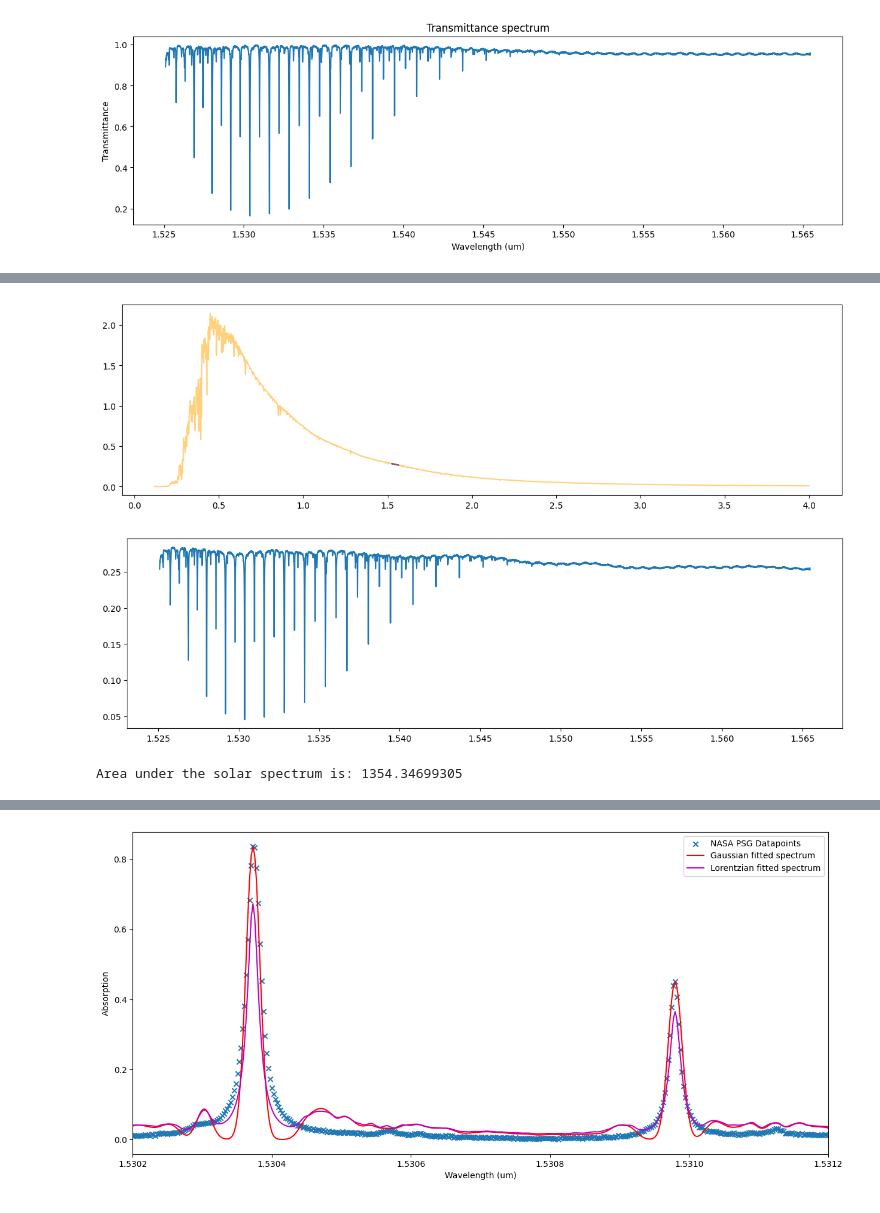
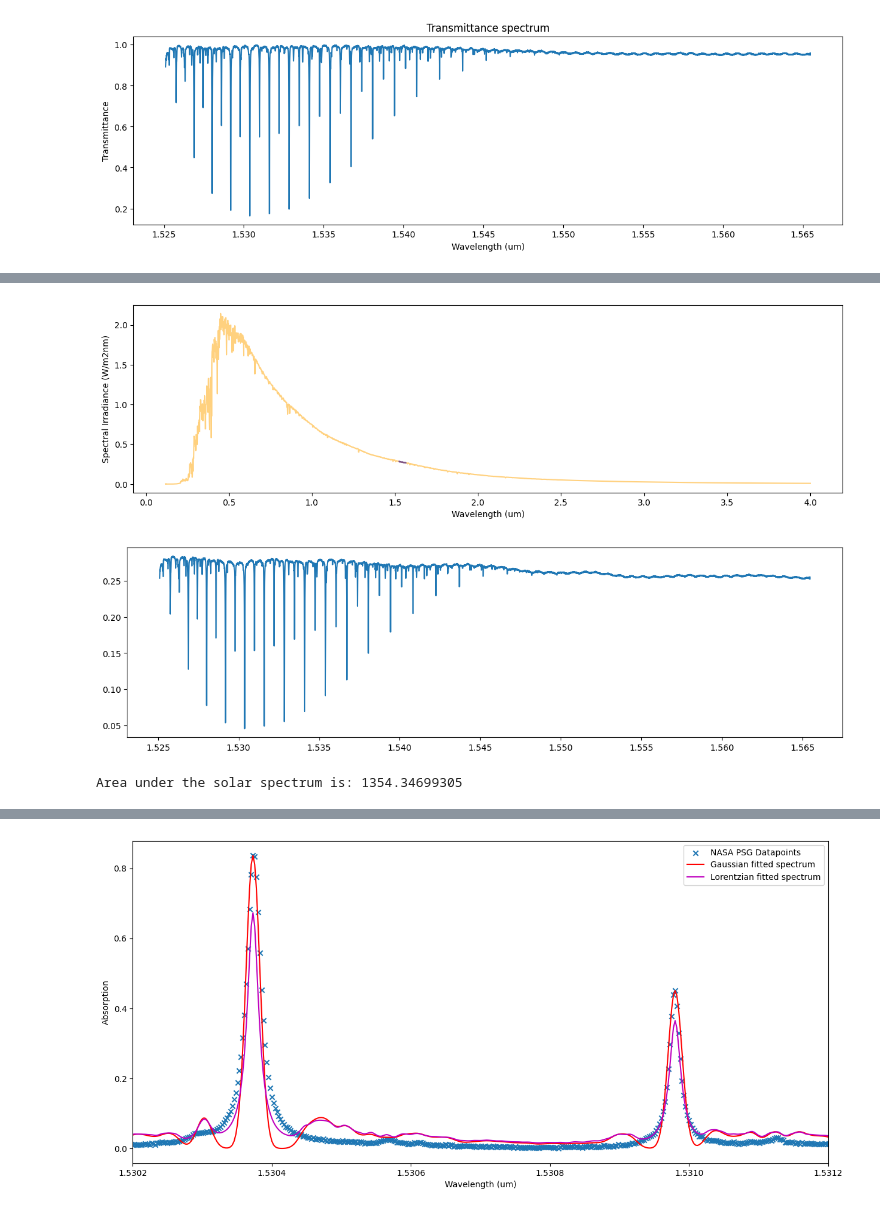
Before and after one commit to SAIL-Labs/FBG-Sensor, a Jupyter notebook: scratch_SimulatingCode_FBG.ipynb, the cells around one changed output, grey strips where cells are left out. Cells and saved outputs as stored; diff of their text form; code cells hidden in the pictures.

```diff
--- a/scratch_SimulatingCode_FBG.ipynb
+++ b/scratch_SimulatingCode_FBG.ipynb
@@ -42,47 +49,47 @@ transmittance = fit_curves(spectra_wav, spectra_data, 0.09, 'lorentzian')
 # %%
 ## sunlight https://www.nrel.gov/grid/solar-resource/spectra-am1.5.html#:~:text=The%20American%20Society%20for%20Testing,set%20of%20specified%20atmospheric%20conditions.
 ##          https://www.pveducation.org/pvcdrom/appendices/standard-solar-spectra
 
-#### loading the solar spectrum
+
+#### imprinting a more realistic solar spectrum onto the gas
+
 
 sunlight_raw_data = pd.read_csv('/home/samhitasodhi/Gas Sensor Project/Code - Nicholas Morley/New Code/sun data.txt', header = None, sep = "\t").values
 sunlight_wavelength = (sunlight_raw_data[:,0]).astype(float) / 1000.0
 sunlight_line_data = (sunlight_raw_data[:,1]).astype(float)
-
-# lower_bound = spectra_wav[0]
-# upper_bound = spectra_wav[-1]
-# trim_values = (sunlight_wavelength >= lower_bound) & (sunlight_wavelength <= upper_bound)
-
-# trimmed_sunlight_wavelength = sunlight_wavelength[trim_values]
-# trimmed_sunlight_datavals = sunlight_line_data[trim_values]
-
-#### gas has more data values compared to the solar spectrum particularly when zooming into a smaller range of wavelengths for the gas (1.5 - 1.6 microns)
-#### so i have extrapolated the sun's spectra for that range of wavelengths to make them the same length as the gas
 
 interpolating_func = interp1d(sunlight_wavelength, sunlight_line_data, kind='linear')
 increase_datavals = interpolating_func(spectra_wav)
 
 figure(figsize=(15,4))
 plt.plot(spectra_wav, increase_datavals, c = 'b')
 plt.plot(sunlight_wavelength, sunlight_line_data, alpha = 0.5, c = 'orange')
 # plt.xlim([1.5, 1.6])
 # plt.ylim([0.0, 0.5])
+plt.ylabel('Spectral Irradiance (W/m2nm)')
+plt.xlabel('Wavelength (um)')
 plt.show()
 
-#### I now imprint the gas spectra onto the solar spectrum :)
 
+#### Imprinting the gas spectra onto the solar spectrum (y-axis could be wrong)
 imprint_gas_to_sun_spectra = increase_datavals * spectra_data
 
 figure(figsize=(15,4))
 plt.plot(spectra_wav, imprint_gas_to_sun_spectra)
+plt.xlabel('Wavelength (um)')
 plt.show()
+
+
 
 #### testing to see whether the area under the solar spectrum can be supported by online sources of the solar constant
 area = np.trapz(sunlight_line_data, sunlight_wavelength*1000)
+
 print('Area under the solar spectrum is:' + ' ' + str(area))
-# ~927.0070705500001 W/m2, online given as ~1366 W/m2      (without x values)
-# ~1354.34699305 W/m2, online given as ~1366 W/m2          (with x values)
+# ~927.0070705500001 W/m2        (without x values)
+# ~1354.34699305 W/m2            (with x values)
+
+#Aligns with the value given online ~1366 W/m2
 # %% [output]
-[figure, old version]
+[figure, new version]
 [figure]
 Area under the solar spectrum is: 1354.34699305
```
Also changed, not shown: parts of 6 cells of this notebook.
